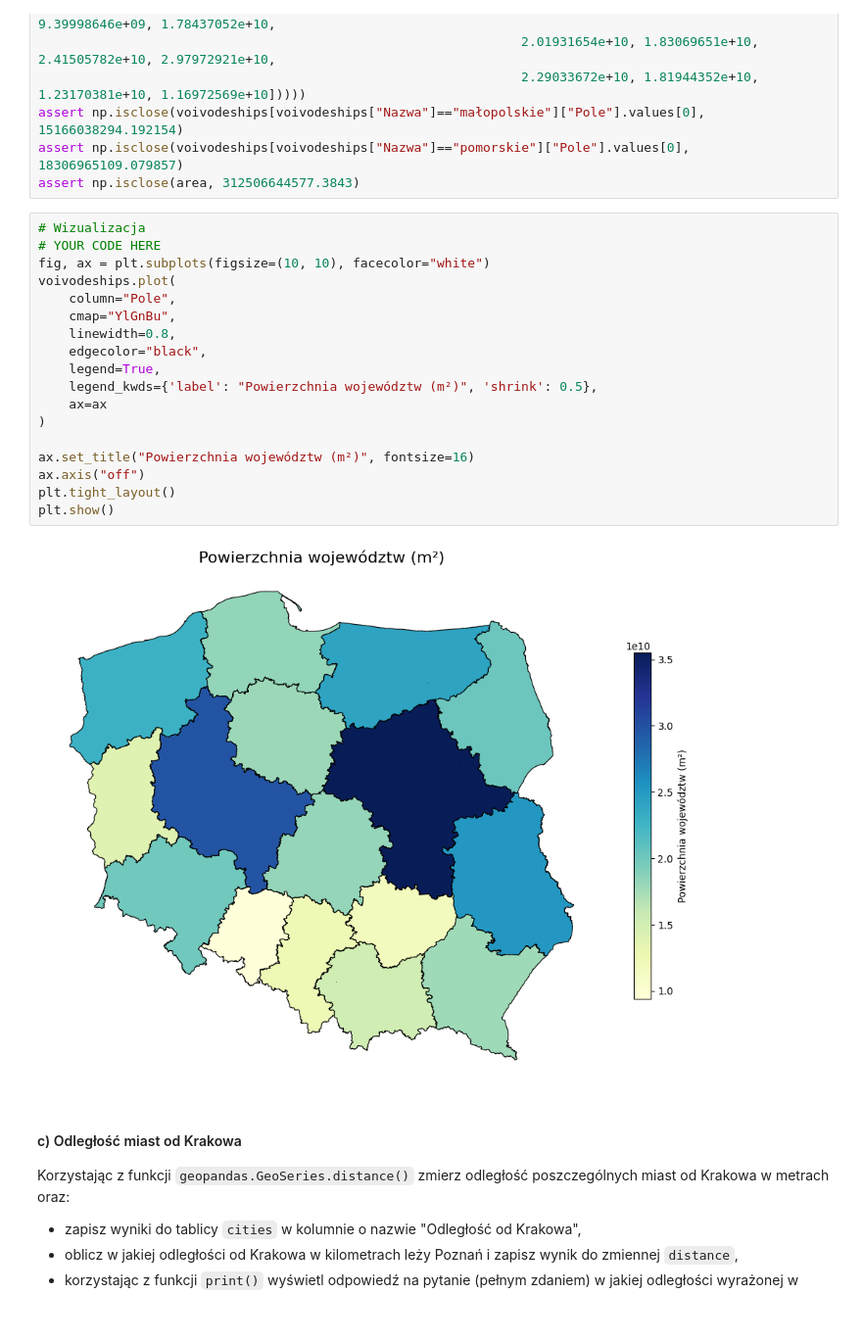
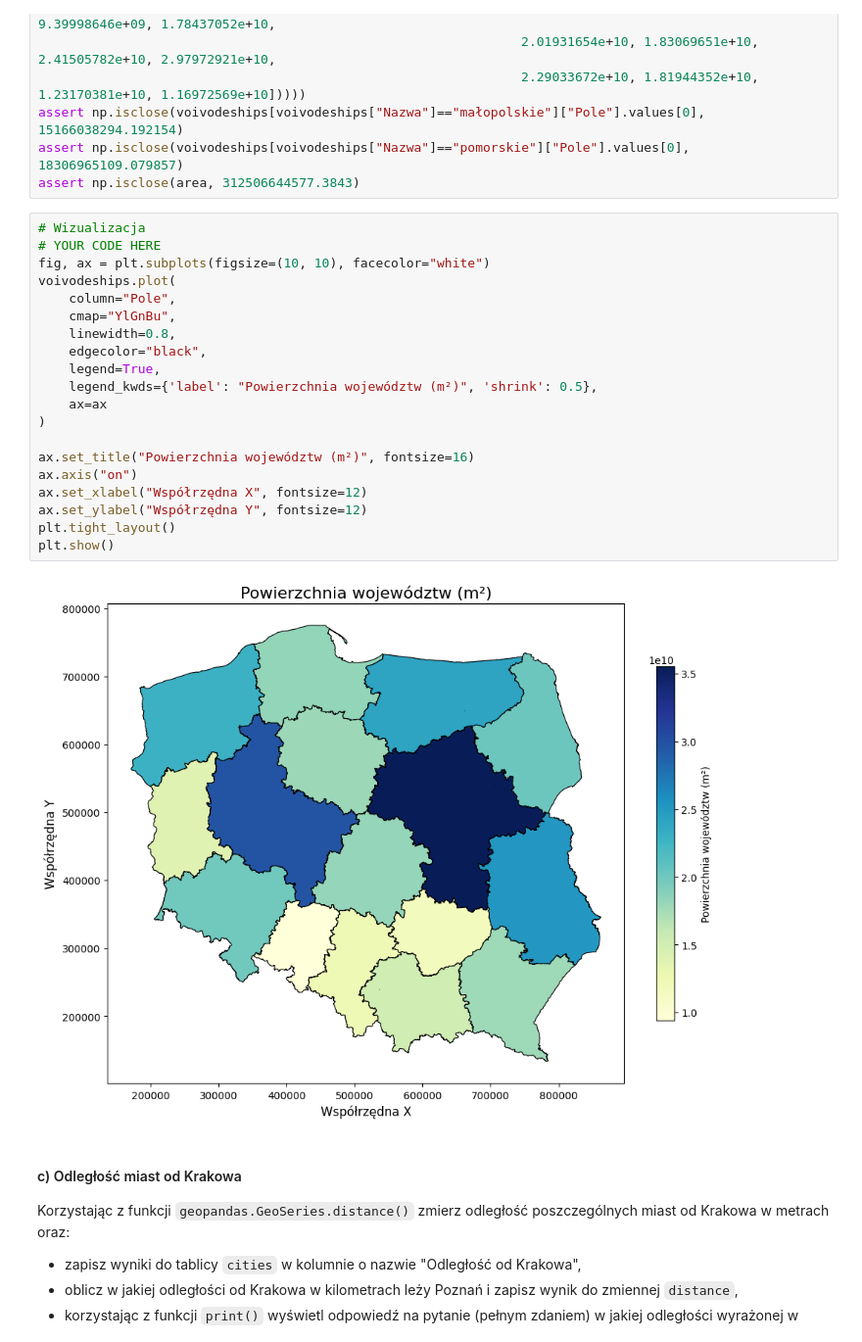
Before and after one commit to saklaskidominik/Data_Analysis_in_Python, a Jupyter notebook: Set_4_Spatial_data_analysis_assignmen/ZZ04_CZ01.ipynb, the cells around one changed output. Shown at 98% size. Drawn from its saved outputs; the diff is of its cells as text.

```diff
--- a/Set_4_Spatial_data_analysis_assignmen/ZZ04_CZ01.ipynb
+++ b/Set_4_Spatial_data_analysis_assignmen/ZZ04_CZ01.ipynb
@@ -393,23 +395,25 @@ assert np.isclose(area, 312506644577.3843)
 # %%
 # Wizualizacja
 # YOUR CODE HERE
 fig, ax = plt.subplots(figsize=(10, 10), facecolor="white")
 voivodeships.plot(
     column="Pole",
     cmap="YlGnBu",
     linewidth=0.8,
     edgecolor="black",
     legend=True,
     legend_kwds={'label': "Powierzchnia województw (m²)", 'shrink': 0.5},
     ax=ax
 )
 
 ax.set_title("Powierzchnia województw (m²)", fontsize=16)
-ax.axis("off")
+ax.axis("on")
+ax.set_xlabel("Współrzędna X", fontsize=12)
+ax.set_ylabel("Współrzędna Y", fontsize=12)
 plt.tight_layout()
 plt.show()
 # %% [output]
-[figure, old version]
+[figure, new version]
 # %% [markdown]
 #### c) Odległość miast od Krakowa
 Korzystając z funkcji `geopandas.GeoSeries.distance()` zmierz odległość poszczególnych miast od Krakowa w metrach oraz:
```
Also changed, not shown: parts of 2 cells of this notebook, 1 other file.
